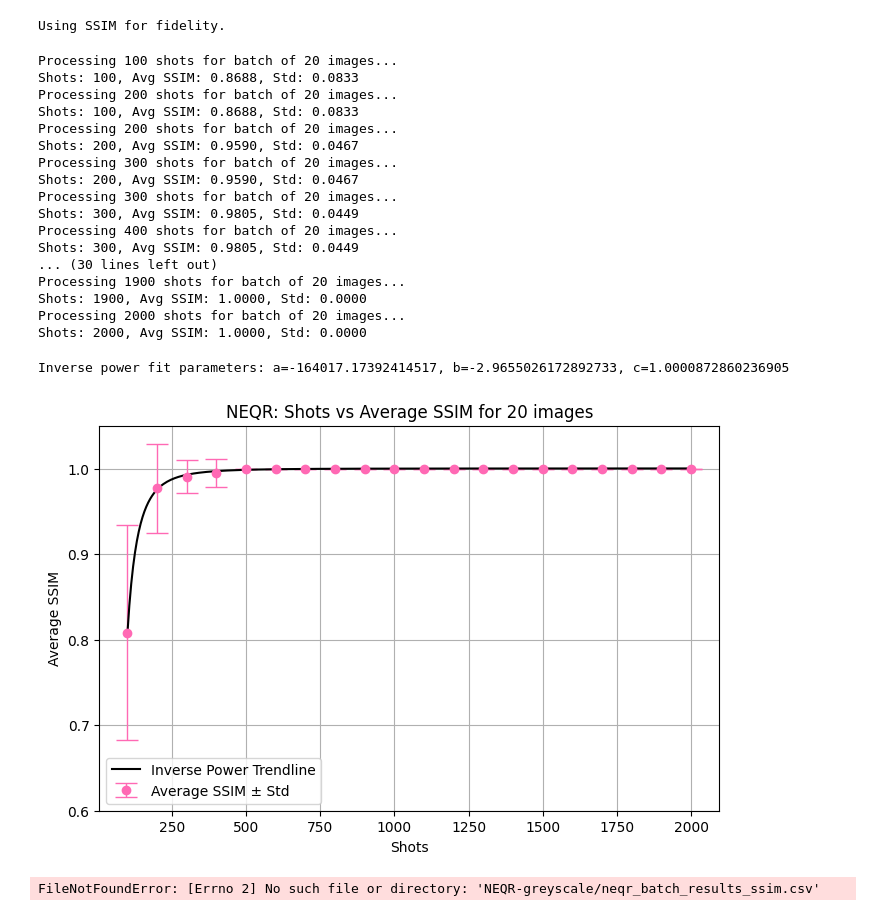
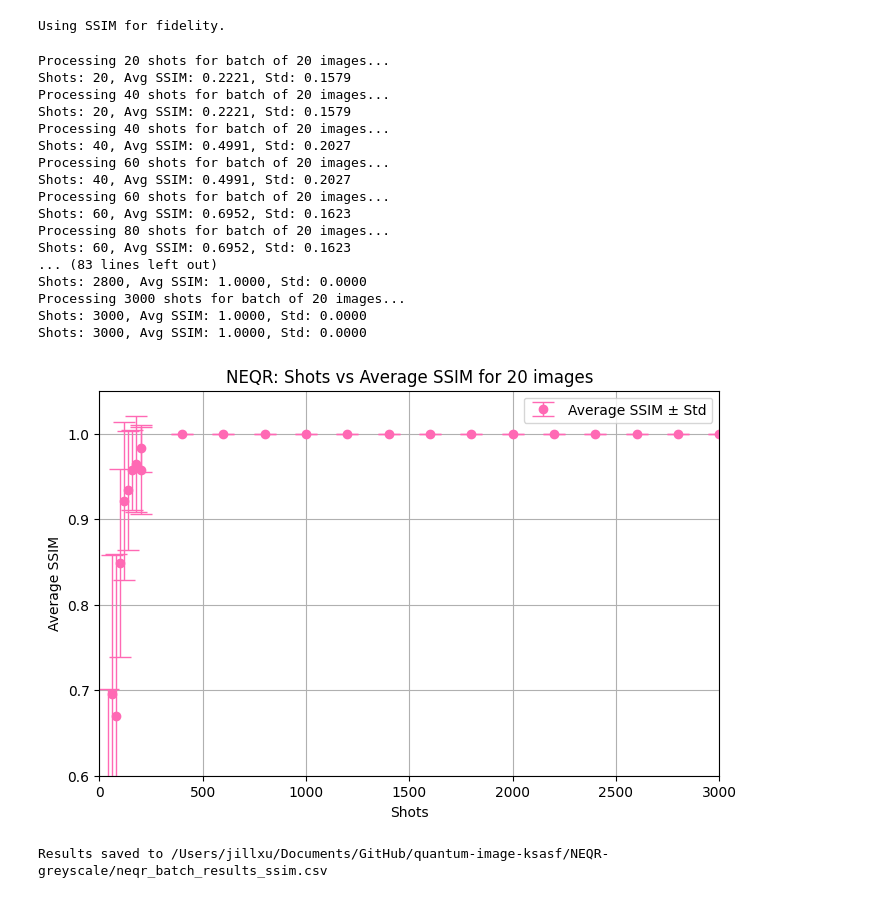
Before and after one commit to small-brain-ferret/quantum-image-ksasf, a Jupyter notebook: NEQR-greyscale/neqr.ipynb, the cells around one changed output. Saved outputs shown, nothing was run; the diff lists cells and outputs as text; code cells hidden in the pictures.

Commit message:
Revert "consistent axis legends and points for neqr and frqi"

```diff
--- a/NEQR-greyscale/neqr.ipynb
+++ b/NEQR-greyscale/neqr.ipynb
@@ -148,7 +148,11 @@ print("Using SSIM for fidelity.")
 Using SSIM for fidelity.
 # %%
 simulator = AerSimulator()
-shot_counts = np.arange(100, 2001, 100)  # Every 100 shots, up to 2000
+# Shots: 20, 40, ..., 200, 400, 600, ..., 3000
+shot_counts = np.concatenate([
+    np.arange(20, 201, 20),
+    np.arange(200, 3001, 200)
+])
 batch_size = 20  # Number of images in the batch
 start_index = 0    # Start index for the batch
 end_index = start_index + batch_size
@@ -197,61 +201,49 @@ for shots in shot_counts:
         all_rows.append((img_idx, shots, fid))
     print(f"Shots: {shots}, Avg {metric_name}: {avg_fid:.4f}, Std: {std_fid:.4f}")
 # %% [output]
-Processing 100 shots for batch of 20 images...
-Shots: 100, Avg SSIM: 0.8688, Std: 0.0833
-Processing 200 shots for batch of 20 images...
-Shots: 100, Avg SSIM: 0.8688, Std: 0.0833
-Processing 200 shots for batch of 20 images...
-Shots: 200, Avg SSIM: 0.9590, Std: 0.0467
-Processing 300 shots for batch of 20 images...
-Shots: 200, Avg SSIM: 0.9590, Std: 0.0467
-Processing 300 shots for batch of 20 images...
-Shots: 300, Avg SSIM: 0.9805, Std: 0.0449
-Processing 400 shots for batch of 20 images...
-Shots: 300, Avg SSIM: 0.9805, Std: 0.0449
-... (30 lines left out)
-Processing 1900 shots for batch of 20 images...
-Shots: 1900, Avg SSIM: 1.0000, Std: 0.0000
-Processing 2000 shots for batch of 20 images...
-Shots: 2000, Avg SSIM: 1.0000, Std: 0.0000
+Processing 20 shots for batch of 20 images...
+Shots: 20, Avg SSIM: 0.2221, Std: 0.1579
+Processing 40 shots for batch of 20 images...
+Shots: 20, Avg SSIM: 0.2221, Std: 0.1579
+Processing 40 shots for batch of 20 images...
+Shots: 40, Avg SSIM: 0.4991, Std: 0.2027
+Processing 60 shots for batch of 20 images...
+Shots: 40, Avg SSIM: 0.4991, Std: 0.2027
+Processing 60 shots for batch of 20 images...
+Shots: 60, Avg SSIM: 0.6952, Std: 0.1623
+Processing 80 shots for batch of 20 images...
+Shots: 60, Avg SSIM: 0.6952, Std: 0.1623
+... (83 lines left out)
+Shots: 2800, Avg SSIM: 1.0000, Std: 0.0000
+Processing 3000 shots for batch of 20 images...
+Shots: 3000, Avg SSIM: 1.0000, Std: 0.0000
+Shots: 3000, Avg SSIM: 1.0000, Std: 0.0000
 # %%
-from scipy.optimize import curve_fit
 import csv
 import os
-
-def inverse_power(x, a, b, c):
-    return a * np.power(x, b) + c
 
 # Plot with error bars (std across images for each shot count)
 plt.figure(figsize=(8,5))
 plt.errorbar(shot_counts, fidelities, yerr=stds, fmt='o', capsize=8, elinewidth=1, color='hotpink', label=f'Average {metric_name} ± Std')
-try:
-    p0 = [1, -0.5, 0.5]
-    params, _ = curve_fit(inverse_power, shot_counts, fidelities, p0, maxfev=20000)
-    x_fit = np.linspace(min(shot_counts), max(shot_counts), 300)
-    plt.plot(x_fit, inverse_power(x_fit, *params), color='black', linestyle='-', label='Inverse Power Trendline')
-    print(f"Inverse power fit parameters: a={params[0]}, b={params[1]}, c={params[2]}")
-except Exception as e:
-    print("Inverse power fit failed:", e)
 
 plt.title(f"NEQR: Shots vs Average {metric_name} for {batch_size} images")
 plt.xlabel("Shots")
 plt.ylabel(f"Average {metric_name}")
 plt.grid(True)
+plt.xlim(0, 3000)
 plt.ylim(0.6, 1.05)
 plt.legend()
 plt.show()
 
 # Option to save results as CSV
 def save_csv(filename="neqr_batch_results_ssim.csv"):
     with open(filename, 'w', newline='') as f:
         writer = csv.writer(f)
         writer.writerows(all_rows)
     print(f"Results saved to {os.path.abspath(filename)}")
 
 # Uncomment to save CSV
 save_csv()
 # %% [output]
+[figure, new version]
-Inverse power fit parameters: a=-164017.17392414517, b=-2.9655026172892733, c=1.0000872860236905
+Results saved to /Users/jillxu/Documents/GitHub/quantum-image-ksasf/NEQR-greyscale/neqr_batch_results_ssim.csv
-[figure, old version]
-FileNotFoundError: [Errno 2] No such file or directory: 'NEQR-greyscale/neqr_batch_results_ssim.csv'
```
Also changed, not shown: 2 other files.
